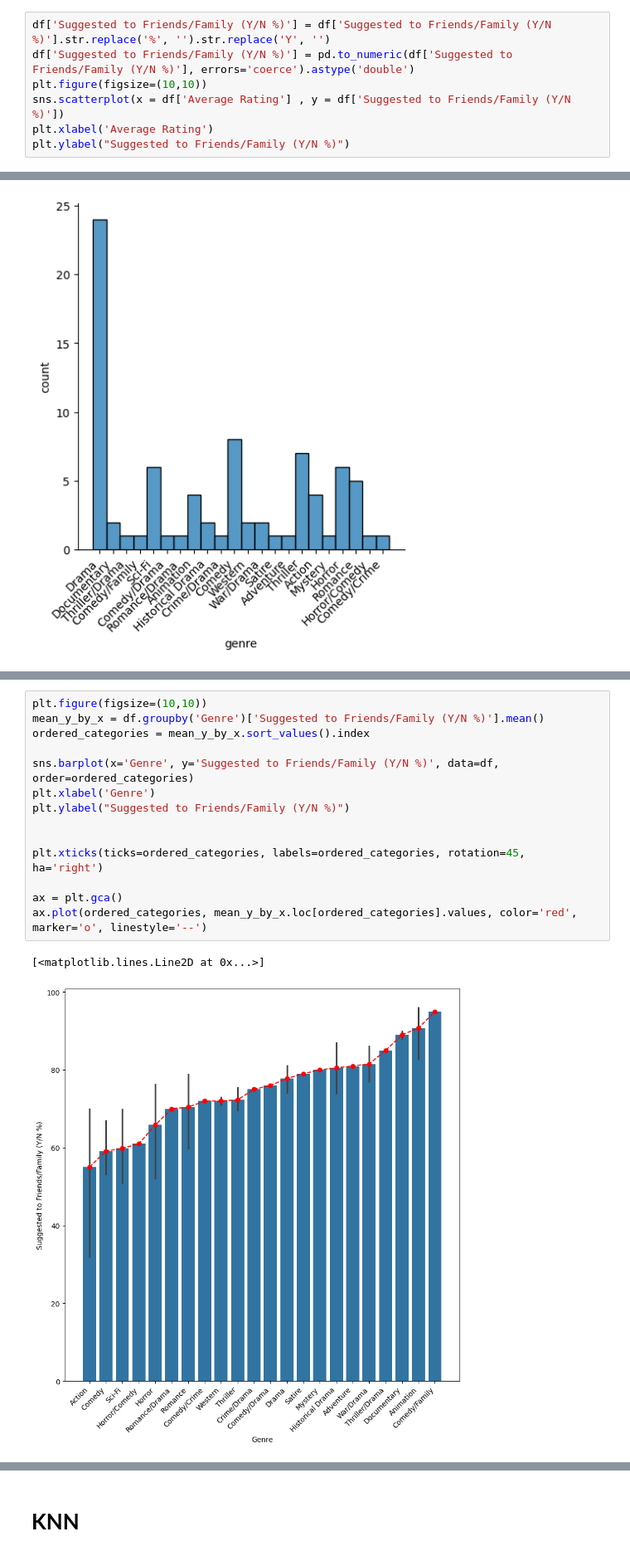
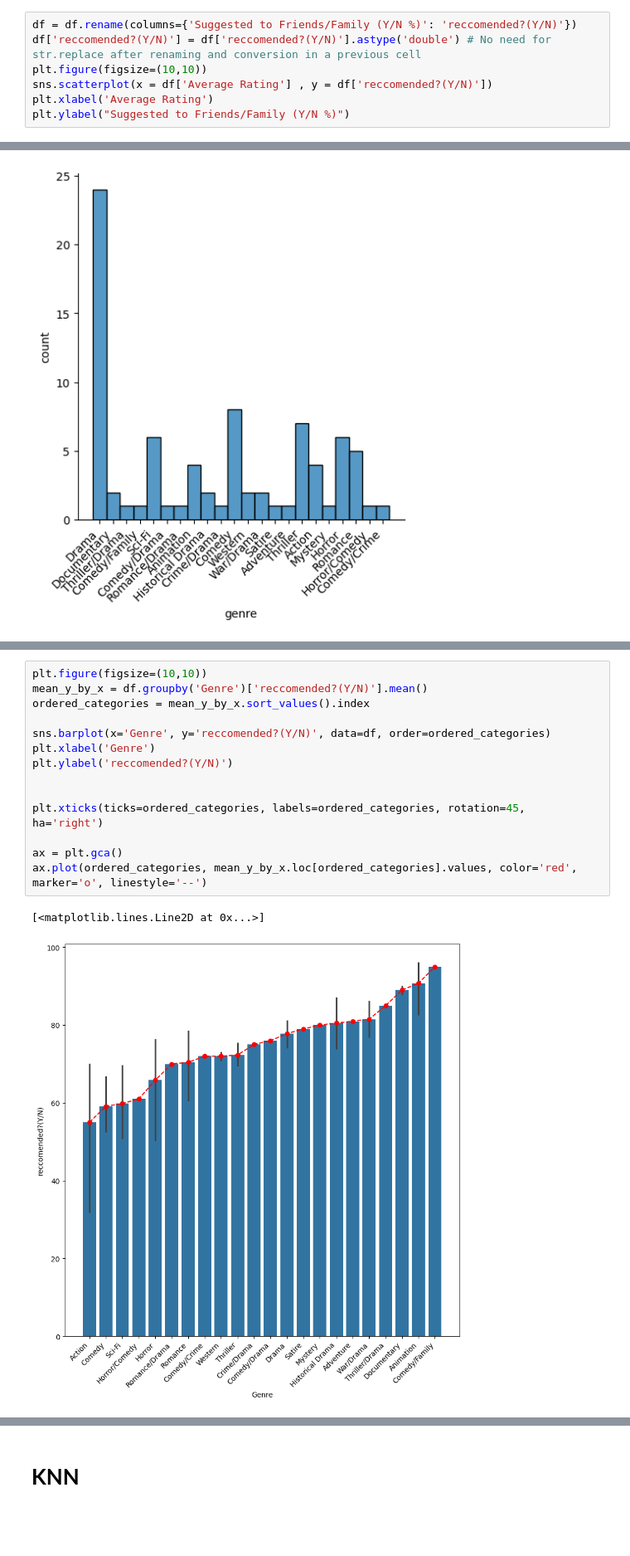
Before and after one commit to Noa810/gal, a Jupyter notebook: project_40_.ipynb, the cells around one changed output, grey strips where cells are left out. Shown: that part at 83% size. Drawn from its saved outputs; the diff is of its cells as text; blank space fills up the shorter version.

```diff
--- a/project_40_.ipynb
+++ b/project_40_.ipynb
@@ -220,10 +224,10 @@ dtype: int64
 
 ## **גרפים**
 # %%
-df['Suggested to Friends/Family (Y/N %)'] = df['Suggested to Friends/Family (Y/N %)'].str.replace('%', '').str.replace('Y', '')
-df['Suggested to Friends/Family (Y/N %)'] = pd.to_numeric(df['Suggested to Friends/Family (Y/N %)'], errors='coerce').astype('double')
+df = df.rename(columns={'Suggested to Friends/Family (Y/N %)': 'reccomended?(Y/N)'})
+df['reccomended?(Y/N)'] = df['reccomended?(Y/N)'].astype('double') # No need for str.replace after renaming and conversion in a previous cell
 plt.figure(figsize=(10,10))
-sns.scatterplot(x = df['Average Rating'] , y = df['Suggested to Friends/Family (Y/N %)'])
+sns.scatterplot(x = df['Average Rating'] , y = df['reccomended?(Y/N)'])
 plt.xlabel('Average Rating')
 plt.ylabel("Suggested to Friends/Family (Y/N %)")
 # %% [output]
@@ -299,19 +305,19 @@ plt.xticks(rotation=45, ha='right')
 - אפשר לראות ריכוז בזאנרים כגון דרמה,קומדיה,רומנטיקה, אימה,מדע דמיוני
 # %%
 plt.figure(figsize=(10,10))
-mean_y_by_x = df.groupby('Genre')['Suggested to Friends/Family (Y/N %)'].mean()
+mean_y_by_x = df.groupby('Genre')['reccomended?(Y/N)'].mean()
 ordered_categories = mean_y_by_x.sort_values().index
 
-sns.barplot(x='Genre', y='Suggested to Friends/Family (Y/N %)', data=df, order=ordered_categories)
+sns.barplot(x='Genre', y='reccomended?(Y/N)', data=df, order=ordered_categories)
 plt.xlabel('Genre')
-plt.ylabel("Suggested to Friends/Family (Y/N %)")
+plt.ylabel('reccomended?(Y/N)')
 
 
 plt.xticks(ticks=ordered_categories, labels=ordered_categories, rotation=45, ha='right')
 
 ax = plt.gca()
 ax.plot(ordered_categories, mean_y_by_x.loc[ordered_categories].values, color='red', marker='o', linestyle='--')
 # %% [output]
 [<matplotlib.lines.Line2D at 0x...>]
-[figure, old version]
+[figure, new version]
 # %% [markdown]
```
Also changed, not shown: parts of 39 cells of this notebook.
